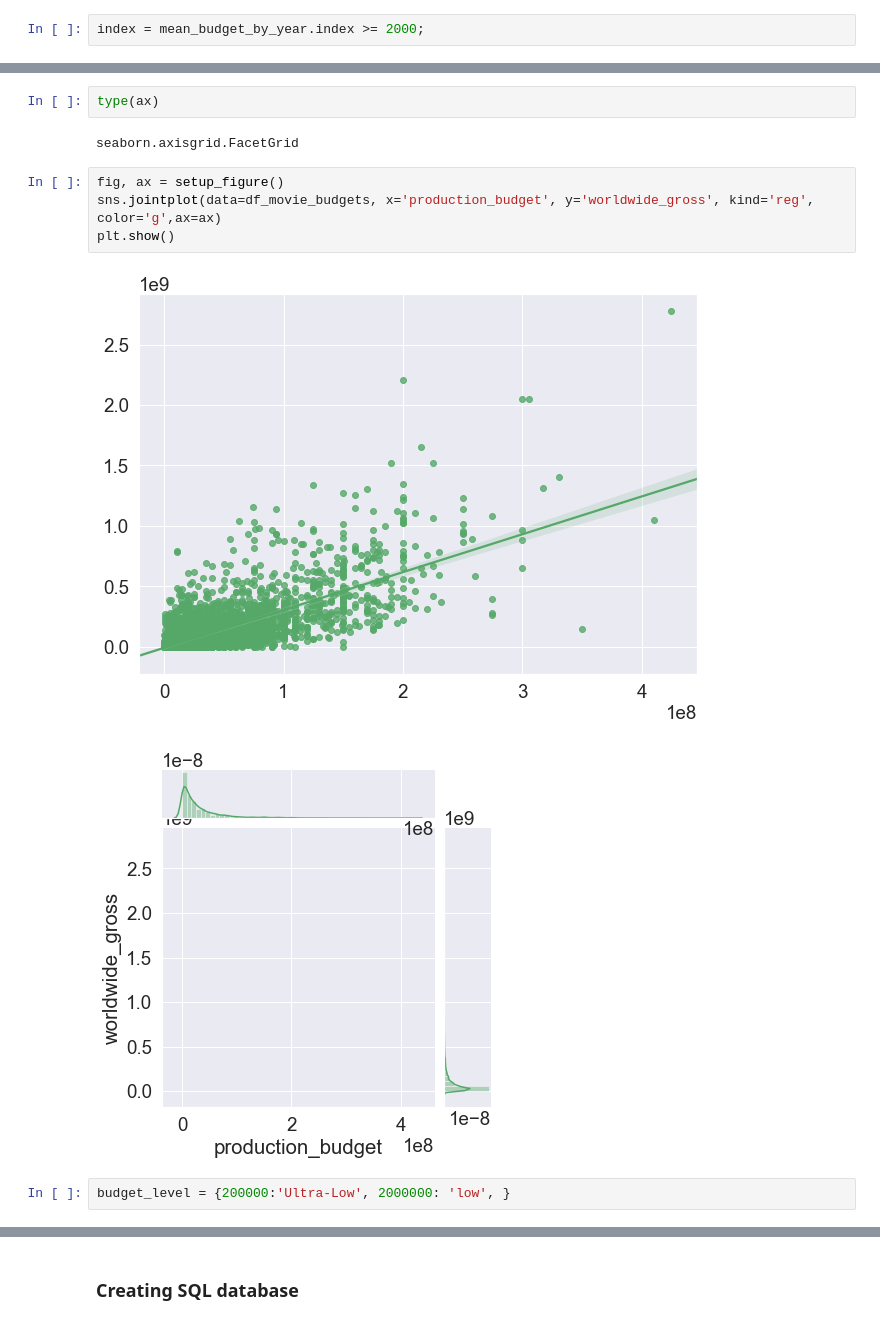
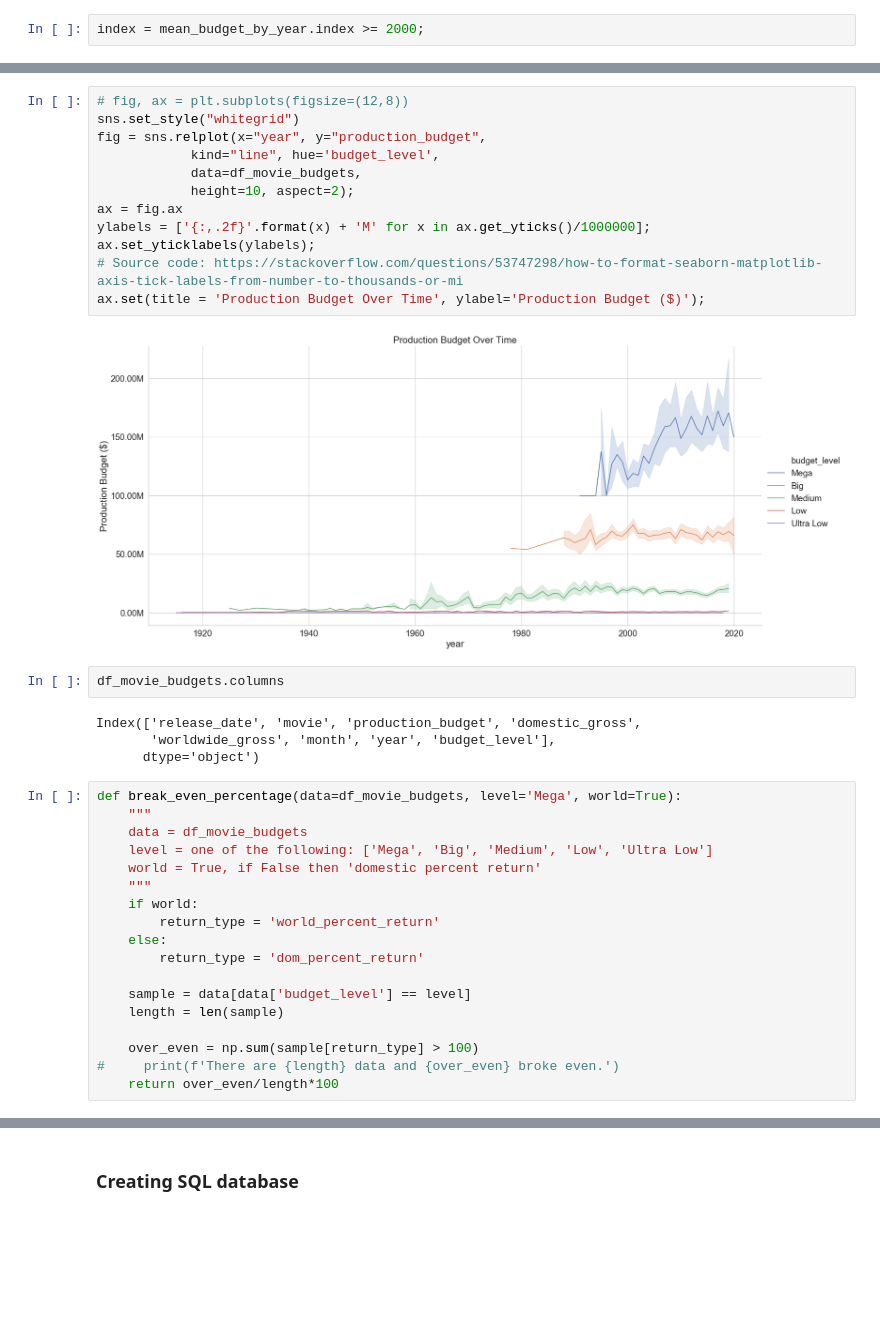
Before and after one commit to singsang2/dsc-mod-1-project-v2-1-onl01-dtsc-ft-070620, a Jupyter notebook: student.ipynb, the cells around one changed output, grey strips where cells are left out. Cells and saved outputs as stored; diff of their text form; blank space fills up the shorter version.

```diff
--- a/student.ipynb
+++ b/student.ipynb
@@ -260,13 +307,38 @@ sns.boxplot(x="year", y="production_budget", data=data, ax=ax2);
-# %%
-type(ax)
-# %% [output]
-seaborn.axisgrid.FacetGrid
-# %%
-fig, ax = setup_figure()
-sns.jointplot(data=df_movie_budgets, x='production_budget', y='worldwide_gross', kind='reg', color='g',ax=ax)
-plt.show()
-# %% [output]
-[figure, removed]
-[figure, removed]
-# %%
-budget_level = {200000:'Ultra-Low', 2000000: 'low', }
+# %%
+# fig, ax = plt.subplots(figsize=(12,8))
+sns.set_style("whitegrid")
+fig = sns.relplot(x="year", y="production_budget",
+            kind="line", hue='budget_level',
+            data=df_movie_budgets,
+            height=10, aspect=2);
+ax = fig.ax
+ylabels = ['{:,.2f}'.format(x) + 'M' for x in ax.get_yticks()/1000000];
+ax.set_yticklabels(ylabels);
+# Source code: https://stackoverflow.com/questions/53747298/how-to-format-seaborn-matplotlib-axis-tick-labels-from-number-to-thousands-or-mi
+ax.set(title = 'Production Budget Over Time', ylabel='Production Budget ($)');
+# %% [output]
+[figure, added]
+# %%
+df_movie_budgets.columns
+# %% [output]
+Index(['release_date', 'movie', 'production_budget', 'domestic_gross',
+       'worldwide_gross', 'month', 'year', 'budget_level'],
+      dtype='object')
+# %%
+def break_even_percentage(data=df_movie_budgets, level='Mega', world=True):
+    """
+    data = df_movie_budgets
+    level = one of the following: ['Mega', 'Big', 'Medium', 'Low', 'Ultra Low']
+    world = True, if False then 'domestic percent return'
+    """
+    if world:
+        return_type = 'world_percent_return'
+    else:
+        return_type = 'dom_percent_return'
+
+    sample = data[data['budget_level'] == level]
+    length = len(sample)
+
+    over_even = np.sum(sample[return_type] > 100)
+#     print(f'There are {length} data and {over_even} broke even.')
+    return over_even/length*100
```
Also changed, not shown: parts of 16 cells of this notebook.
